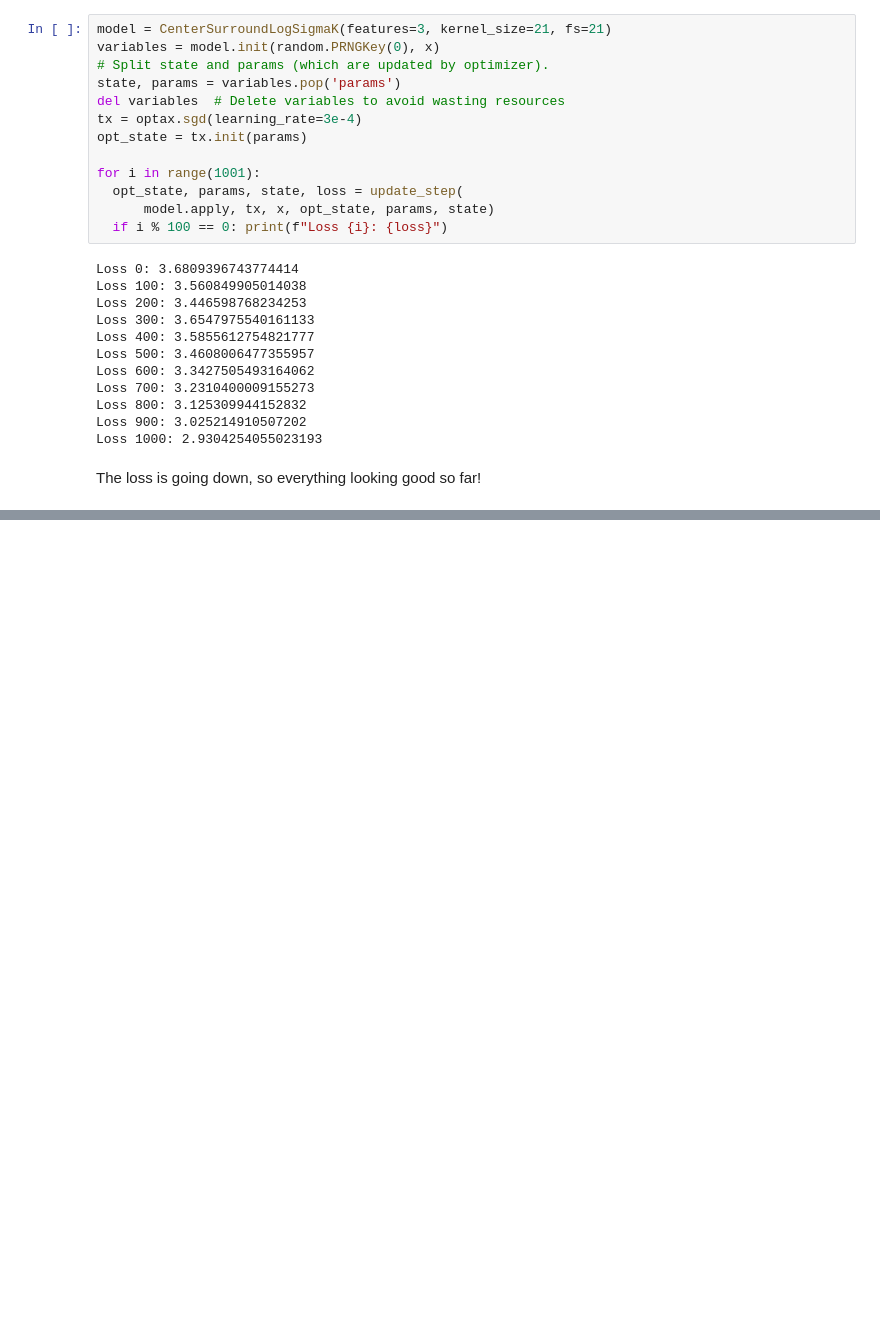
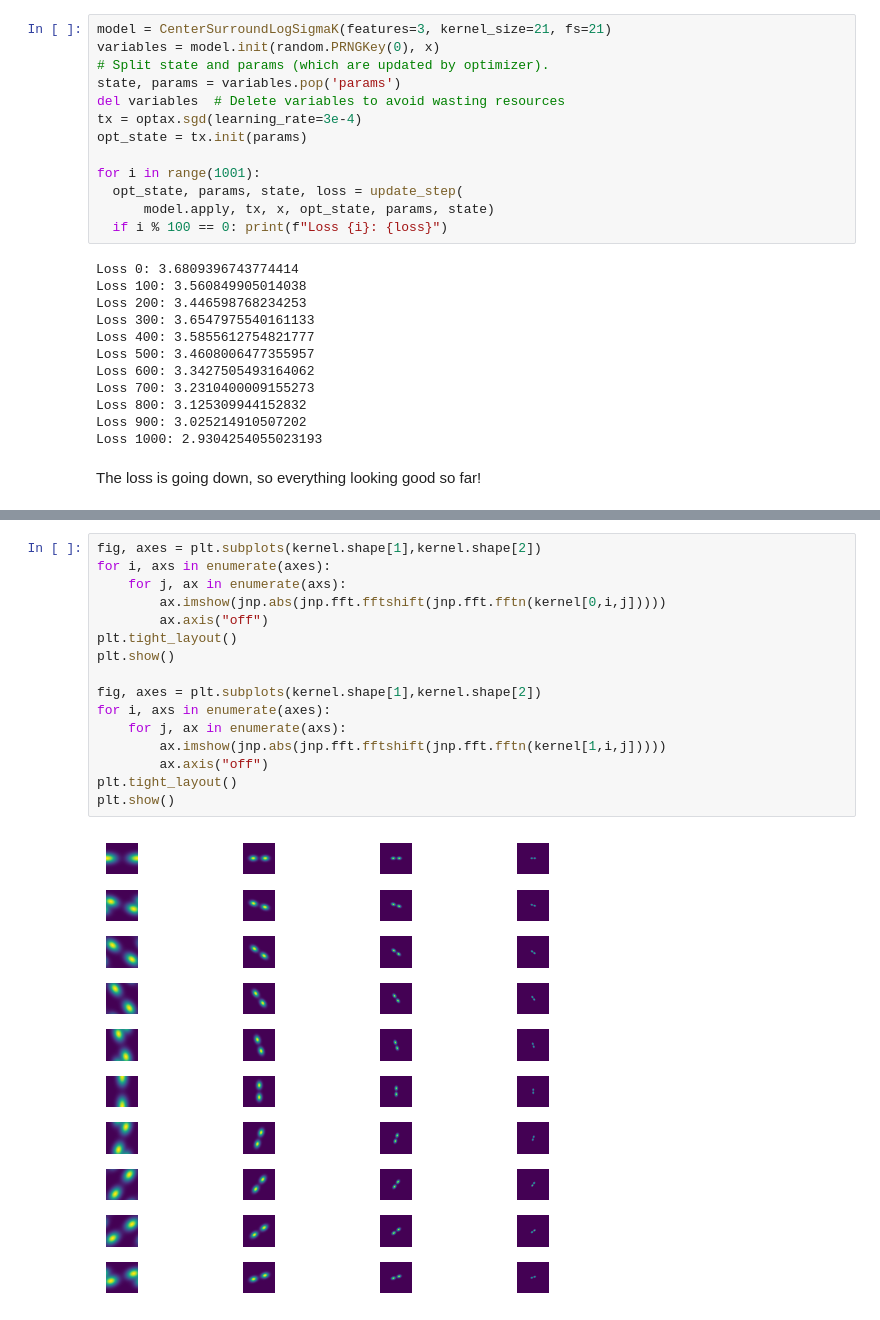
Before and after one commit to Jorgvt/fxlayers, a Jupyter notebook: Notebooks/00_layers.ipynb, the cells around one changed output, grey strips where cells are left out. Saved outputs shown, nothing was run; the diff lists cells and outputs as text; blank space fills up the shorter version.

```diff
--- a/Notebooks/00_layers.ipynb
+++ b/Notebooks/00_layers.ipynb
@@ -858,0 +1036,18 @@ The loss is going down, so everything looking good so far!
+# %%
+fig, axes = plt.subplots(kernel.shape[1],kernel.shape[2])
+for i, axs in enumerate(axes):
+    for j, ax in enumerate(axs):
+        ax.imshow(jnp.abs(jnp.fft.fftshift(jnp.fft.fftn(kernel[0,i,j]))))
+        ax.axis("off")
+plt.tight_layout()
+plt.show()
+
+fig, axes = plt.subplots(kernel.shape[1],kernel.shape[2])
+for i, axs in enumerate(axes):
+    for j, ax in enumerate(axs):
+        ax.imshow(jnp.abs(jnp.fft.fftshift(jnp.fft.fftn(kernel[1,i,j]))))
+        ax.axis("off")
+plt.tight_layout()
+plt.show()
+# %% [output]
+[figure, added]
```
Also changed, not shown: parts of 17 cells of this notebook, 4 other files.
